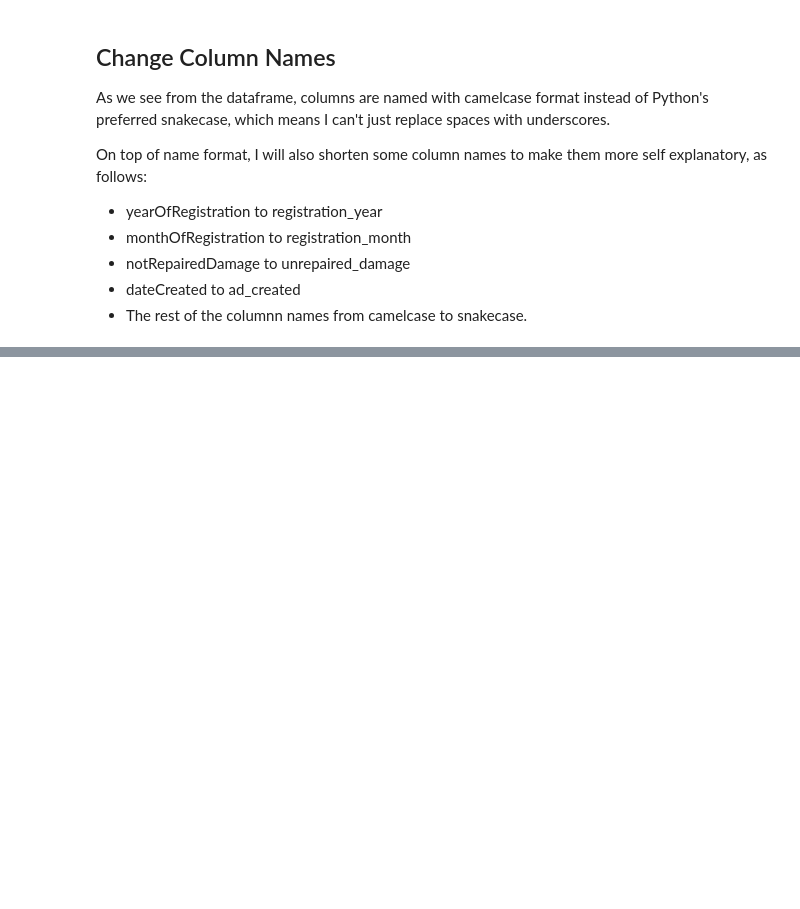
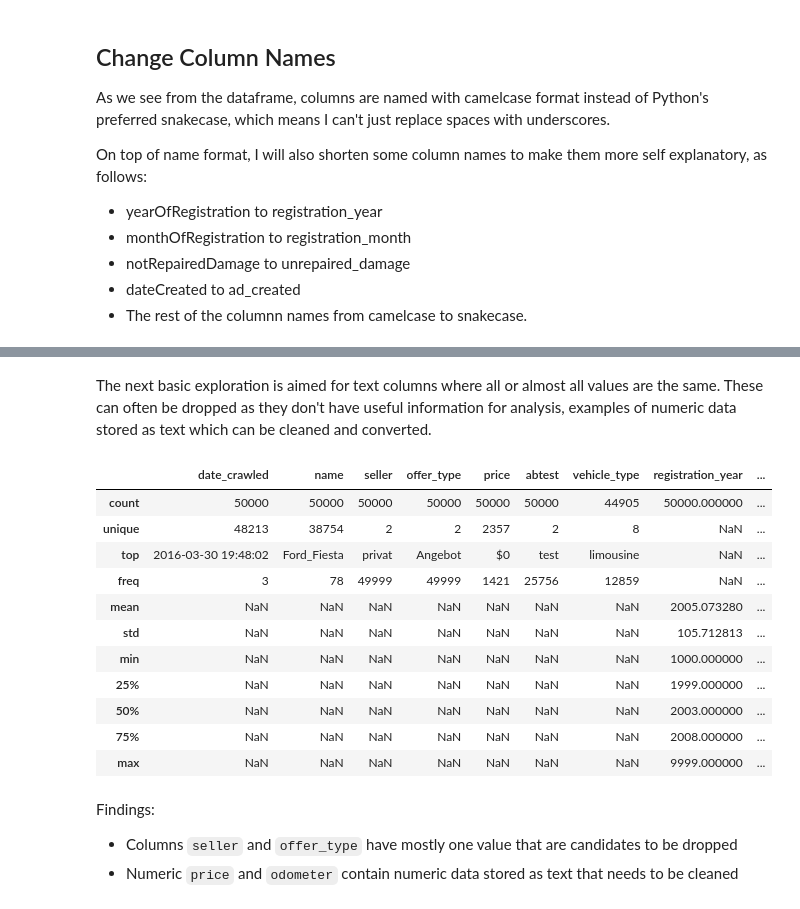
Before and after one commit to levitae/data-science-journey, a Jupyter notebook: 3_exploring_ebay_car_sales_data/main.ipynb, the cells around one changed output, grey strips where cells are left out. Cells and saved outputs as stored; diff of their text form; code cells hidden in the pictures; blank space fills up the shorter version.

Commit message:
Project 3: exploring ebay car sales data - 3/9

```diff
--- a/3_exploring_ebay_car_sales_data/main.ipynb
+++ b/3_exploring_ebay_car_sales_data/main.ipynb
@@ -113,3 +113,27 @@ autos.head()
 | 2 | 2016-03-26 18:57:24 | Volkswagen_Golf_1.6_United | privat | Angebot | $8,990 | test | limousine | 2009 | ... |
 | 3 | 2016-03-12 16:58:10 | Smart_smart_fortwo_coupe_softouch... | privat | Angebot | $4,350 | control | kleinwagen | 2007 | ... |
 | 4 | 2016-04-01 14:38:50 | Ford_Focus_1_6_Benzin_TÜV_neu_ist... | privat | Angebot | $1,350 | test | kombi | 2003 | ... |
+# %% [markdown]
+The next basic exploration is aimed for text columns where all or almost all values are the same. These can often be dropped as they don't have useful information for analysis, examples of numeric data stored as text which can be cleaned and converted.
+# %%
+# exploring both categorical
+# and numeric columns
+autos.describe(include='all')
+# %% [output]
+|  | date_crawled | name | seller | offer_type | price | abtest | vehicle_type | registration_year | ... |
+| count | 50000 | 50000 | 50000 | 50000 | 50000 | 50000 | 44905 | 50000.000000 | ... |
+| unique | 48213 | 38754 | 2 | 2 | 2357 | 2 | 8 | NaN | ... |
+| top | 2016-03-30 19:48:02 | Ford_Fiesta | privat | Angebot | $0 | test | limousine | NaN | ... |
+| freq | 3 | 78 | 49999 | 49999 | 1421 | 25756 | 12859 | NaN | ... |
+| mean | NaN | NaN | NaN | NaN | NaN | NaN | NaN | 2005.073280 | ... |
+| std | NaN | NaN | NaN | NaN | NaN | NaN | NaN | 105.712813 | ... |
+| min | NaN | NaN | NaN | NaN | NaN | NaN | NaN | 1000.000000 | ... |
+| 25% | NaN | NaN | NaN | NaN | NaN | NaN | NaN | 1999.000000 | ... |
+| 50% | NaN | NaN | NaN | NaN | NaN | NaN | NaN | 2003.000000 | ... |
+| 75% | NaN | NaN | NaN | NaN | NaN | NaN | NaN | 2008.000000 | ... |
+| max | NaN | NaN | NaN | NaN | NaN | NaN | NaN | 9999.000000 | ... |
+# %% [markdown]
+Findings:
+
+* Columns `seller` and `offer_type` have mostly one value that are candidates to be dropped
+* Numeric `price` and `odometer` contain numeric data stored as text that needs to be cleaned
```
Also changed, not shown: parts of 4 cells of this notebook.
